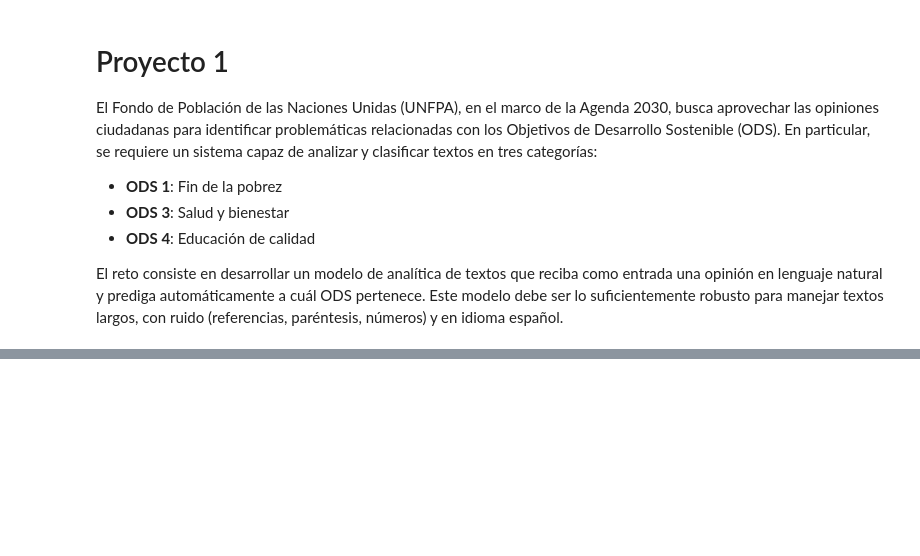
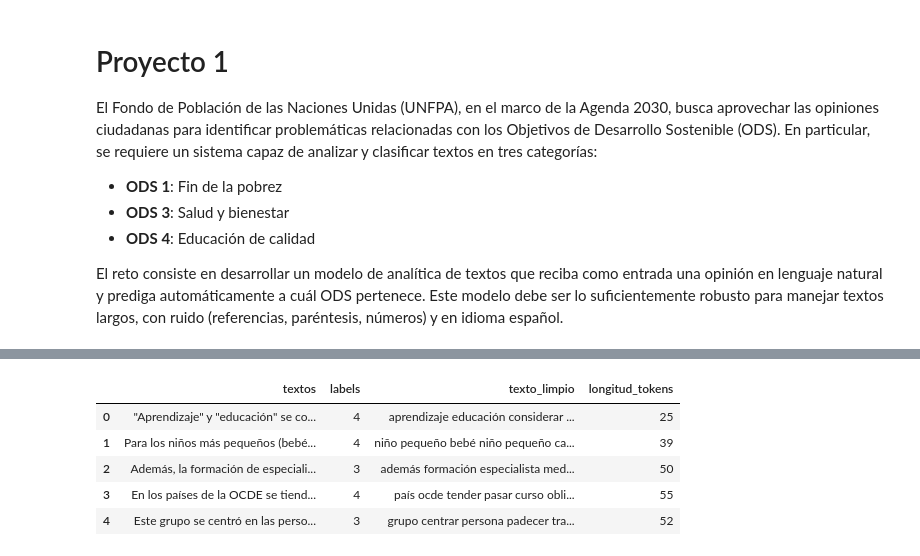
Before and after one commit to julianaduranl/GProy1E1--9, a Jupyter notebook: noteboook.ipynb, the cells around one changed output, grey strips where cells are left out. Cells and saved outputs as stored; diff of their text form; code cells hidden in the pictures; blank space fills up the shorter version.

```diff
--- a/noteboook.ipynb
+++ b/noteboook.ipynb
@@ -97,0 +231,35 @@ STOP_ES = set(stopwords.words('spanish'))
+# %%
+
+
+# Tokenizador sin punkt
+_tokenizer = RegexpTokenizer(r"\w+")
+
+def normalize_text(text: str) -> str:
+    if not isinstance(text, str):
+        return ""
+    t = text.lower()
+    t = re.sub(r'(https?://\S+)|(\S+@\S+)', ' ', t)   # URLs y correos
+    t = re.sub(r'\([^)]*\d{2,4}[^)]*\)', ' ', t)      # referencias (OCDE, 2013)
+    t = re.sub(r'[“”"«»´`]', ' ', t)                  # comillas raras
+    t = re.sub(r'\s+', ' ', t)                        # espacios múltiples
+    return t.strip()
+
+def tokenize(text: str):
+    toks = _tokenizer.tokenize(str(text or ""))
+    return [t for t in toks if t.isalpha()]
+
+def remove_stopwords(tokens):
+    return [t for t in tokens if (t not in STOP_CUSTOM) or (t in ALLOWLIST_ODS)]
+
+def lemmatize_es(tokens):
+    doc = nlp(" ".join(tokens))
+    lemmas = [t.lemma_ for t in doc if t.is_alpha]
+    lemmas = [l for l in lemmas if (l not in STOP_CUSTOM) or (l in ALLOWLIST_ODS)]
+    return lemmas
+
+def clean_pipeline(text: str):
+    t = normalize_text(text)
+    toks = tokenize(t)
+    toks = remove_stopwords(toks)
+    lemmas = lemmatize_es(toks)
+    return lemmas
@@ -97,0 +285,17 @@ STOP_ES = set(stopwords.words('spanish'))
+# %%
+# Aplicar pipeline
+data_t["tokens"] = data_t["textos"].apply(clean_pipeline)
+
+# Columnas auxiliares
+data_t["texto_limpio"] = data_t["tokens"].apply(lambda xs: " ".join(xs))
+data_t["longitud_tokens"] = data_t["tokens"].apply(len)
+
+# Vista previa
+data_t[["textos","labels","texto_limpio","longitud_tokens"]].head()
+# %% [output]
+|  | textos | labels | texto_limpio | longitud_tokens |
+| 0 | "Aprendizaje" y "educación" se co... | 4 | aprendizaje educación considerar ... | 25 |
+| 1 | Para los niños más pequeños (bebé... | 4 | niño pequeño bebé niño pequeño ca... | 39 |
+| 2 | Además, la formación de especiali... | 3 | además formación especialista med... | 50 |
+| 3 | En los países de la OCDE se tiend... | 4 | país ocde tender pasar curso obli... | 55 |
+| 4 | Este grupo se centró en las perso... | 3 | grupo centrar persona padecer tra... | 52 |
```
Also changed, not shown: parts of 18 cells of this notebook.
